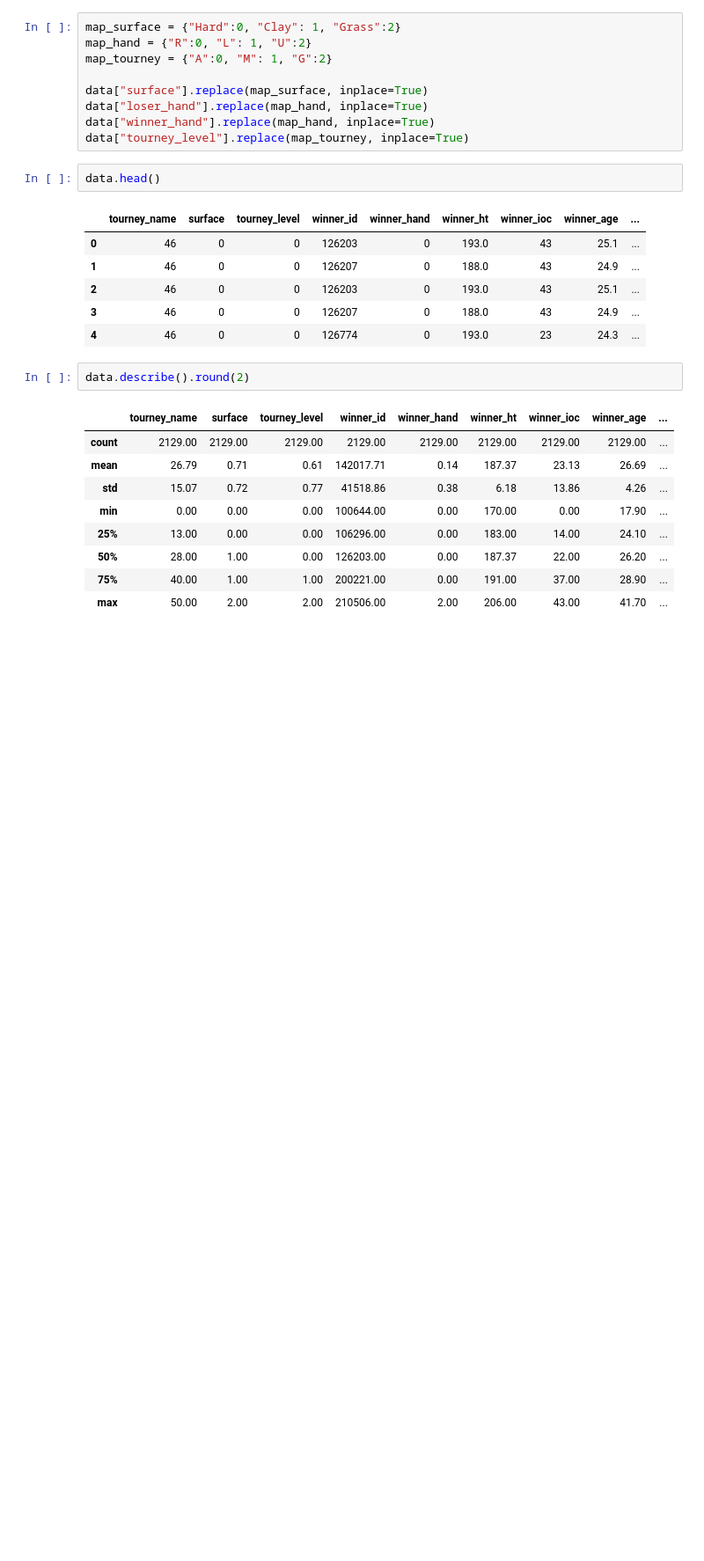
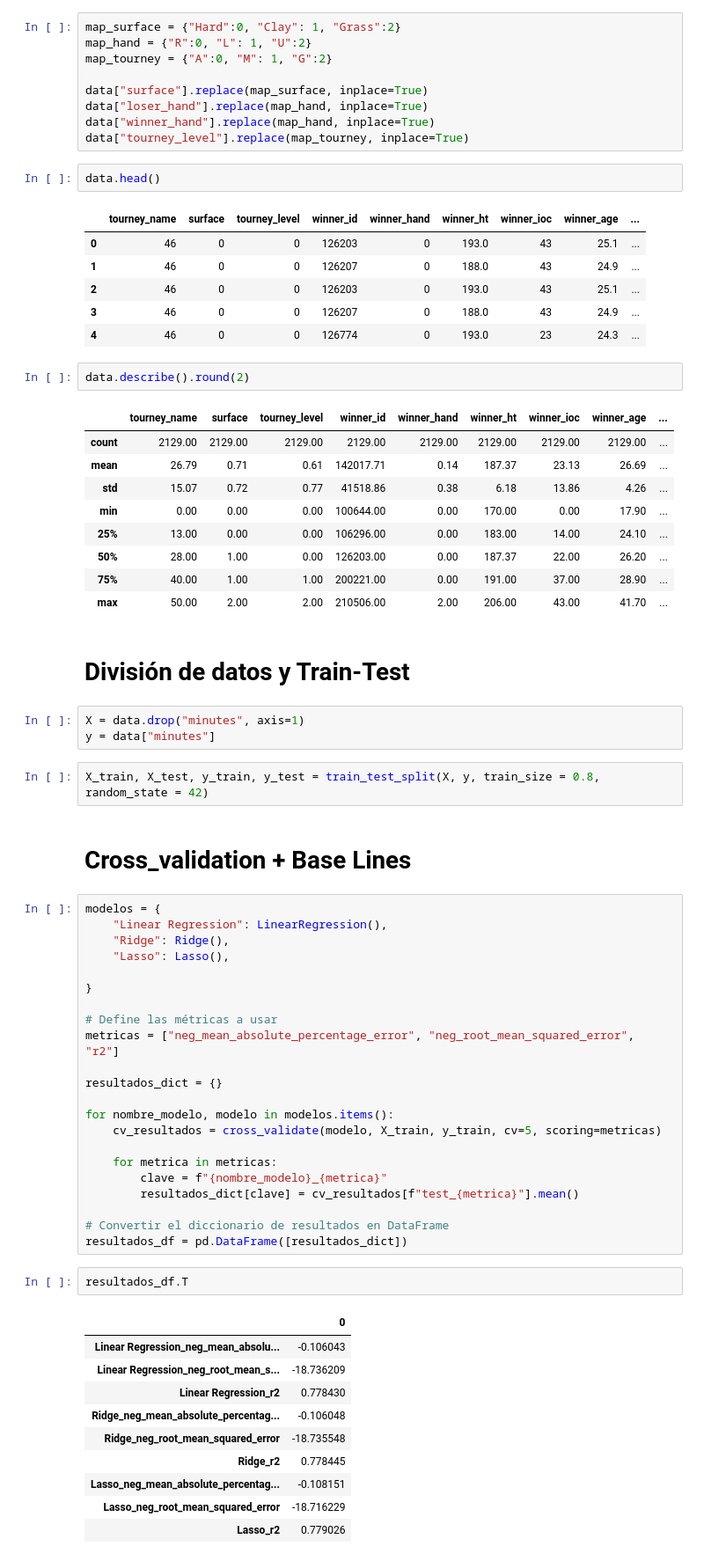
Before and after one commit to jmayordomom/ML_TennisPredict, a Jupyter notebook: src/notebooks/02_ProcesadoDatos.ipynb, the cells around one changed output. Shown: that part at 88% size. Saved outputs shown, nothing was run; the diff lists cells and outputs as text; blank space fills up the shorter version.

```diff
--- a/src/notebooks/02_ProcesadoDatos.ipynb
+++ b/src/notebooks/02_ProcesadoDatos.ipynb
@@ -69,3 +71,47 @@ data.describe().round(2)
 | 50% | 28.00 | 1.00 | 0.00 | 126203.00 | 0.00 | 187.37 | 22.00 | 26.20 | ... |
 | 75% | 40.00 | 1.00 | 1.00 | 200221.00 | 0.00 | 191.00 | 37.00 | 28.90 | ... |
 | max | 50.00 | 2.00 | 2.00 | 210506.00 | 2.00 | 206.00 | 43.00 | 41.70 | ... |
+# %% [markdown]
+# División de datos y Train-Test
+# %%
+X = data.drop("minutes", axis=1)
+y = data["minutes"]
+# %%
+X_train, X_test, y_train, y_test = train_test_split(X, y, train_size = 0.8, random_state = 42)
+# %% [markdown]
+# Cross_validation + Base Lines
+# %%
+modelos = {
+    "Linear Regression": LinearRegression(),
+    "Ridge": Ridge(),
+    "Lasso": Lasso(),
+
+}
+
+# Define las métricas a usar
+metricas = ["neg_mean_absolute_percentage_error", "neg_root_mean_squared_error", "r2"]
+
+resultados_dict = {}
+
+for nombre_modelo, modelo in modelos.items():
+    cv_resultados = cross_validate(modelo, X_train, y_train, cv=5, scoring=metricas)
+
+    for metrica in metricas:
+        clave = f"{nombre_modelo}_{metrica}"
+        resultados_dict[clave] = cv_resultados[f"test_{metrica}"].mean()
+
+# Convertir el diccionario de resultados en DataFrame
+resultados_df = pd.DataFrame([resultados_dict])
+# %%
+resultados_df.T
+# %% [output]
+|  | 0 |
+| Linear Regression_neg_mean_absolu... | -0.106043 |
+| Linear Regression_neg_root_mean_s... | -18.736209 |
+| Linear Regression_r2 | 0.778430 |
+| Ridge_neg_mean_absolute_percentag... | -0.106048 |
+| Ridge_neg_root_mean_squared_error | -18.735548 |
+| Ridge_r2 | 0.778445 |
+| Lasso_neg_mean_absolute_percentag... | -0.108151 |
+| Lasso_neg_root_mean_squared_error | -18.716229 |
+| Lasso_r2 | 0.779026 |
```
Also changed, not shown: parts of 2 cells of this notebook.
